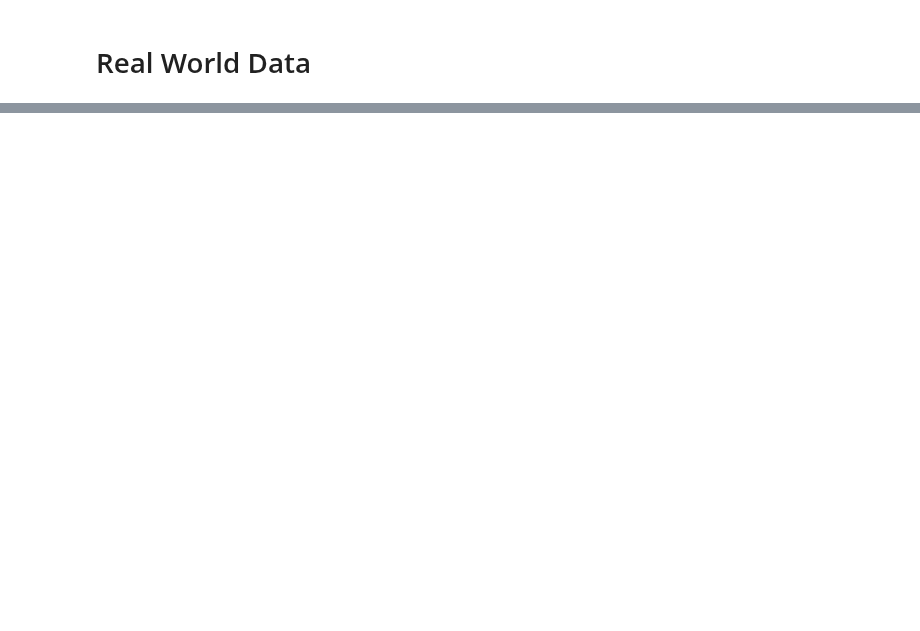
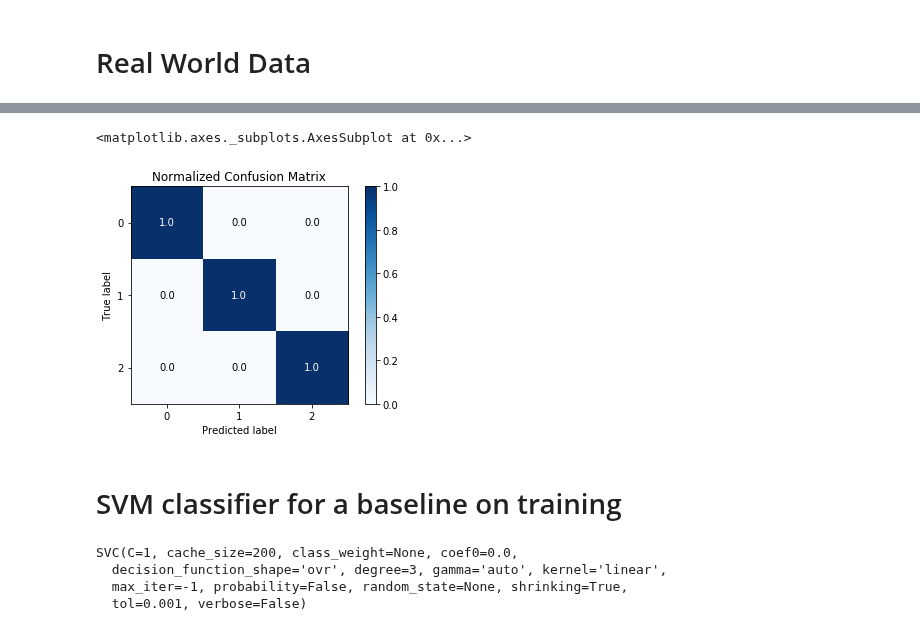
Before and after one commit to jessepisel/stratal-geometries, a Jupyter notebook: Unconformity or onlap neighbors.ipynb, the cells around one changed output, grey strips where cells are left out. Cells and saved outputs as stored; diff of their text form; code cells hidden in the pictures; blank space fills up the shorter version.

```diff
--- a/Unconformity or onlap neighbors.ipynb
+++ b/Unconformity or onlap neighbors.ipynb
@@ -186,3 +172,7 @@ dataset = pd.concat((normalized_dfa, normalized_dfo, normalized_dfh))
+# %%
+#dataset = pd.concat((normalized_dfa, normalized_dfo, normalized_dfh))
+#dataset.to_csv(r'D:\jupyter\6layers20neighbors.csv')
+dataset = pd.read_csv(r'D:\jupyter\4layers20neighbors.csv', index_col=[0])
 # %%
 from sklearn.model_selection import train_test_split
 #next let's split our toy data into training and test sets, choose how much with test_size of the data becomes the test set
@@ -196,3 +188,10 @@ y_test_encoded = to_categorical(y_test) #same with the test data conversion to o
 #Import keras and some layers, we are going to build a network with two dense layers and a dropout layer
 from keras.models import Sequential
 from keras.layers import Dense, Dropout
+#this is the network, we initialize with a dense layer and a relu activation
+model = Sequential()
+model.add(Dense(50, input_shape=(X_train.shape[1],), activation='relu'))
+model.add(Dropout(0.1)) #dropout to avoid overfitting
+model.add(Dense(1000, kernel_initializer='random_uniform', bias_initializer='zeros', activation='relu'))
+model.add(Dropout(0.2))
+model.add(Dense(3, kernel_initializer='random_uniform', activation='sigmoid')) #and another dense layer with sigmoid activation
@@ -267,0 +275,16 @@ plt.legend(loc='center left', bbox_to_anchor=(1, 0.5))
+# %%
+skplt.metrics.plot_confusion_matrix(y_test, np.argmax(preds, axis=1), normalize=True) #let's visualize the predictions
+# %% [output]
+<matplotlib.axes._subplots.AxesSubplot at 0x...>
+[figure, added]
+# %% [markdown]
+# SVM classifier for a baseline on training
+# %%
+from sklearn.svm import SVC
+clf = SVC(C=1, kernel='linear', gamma='auto')
+clf.fit(X_train, y_train)
+# %% [output]
+SVC(C=1, cache_size=200, class_weight=None, coef0=0.0,
+  decision_function_shape='ovr', degree=3, gamma='auto', kernel='linear',
+  max_iter=-1, probability=False, random_state=None, shrinking=True,
+  tol=0.001, verbose=False)
```
Also changed, not shown: parts of 35 cells of this notebook.
